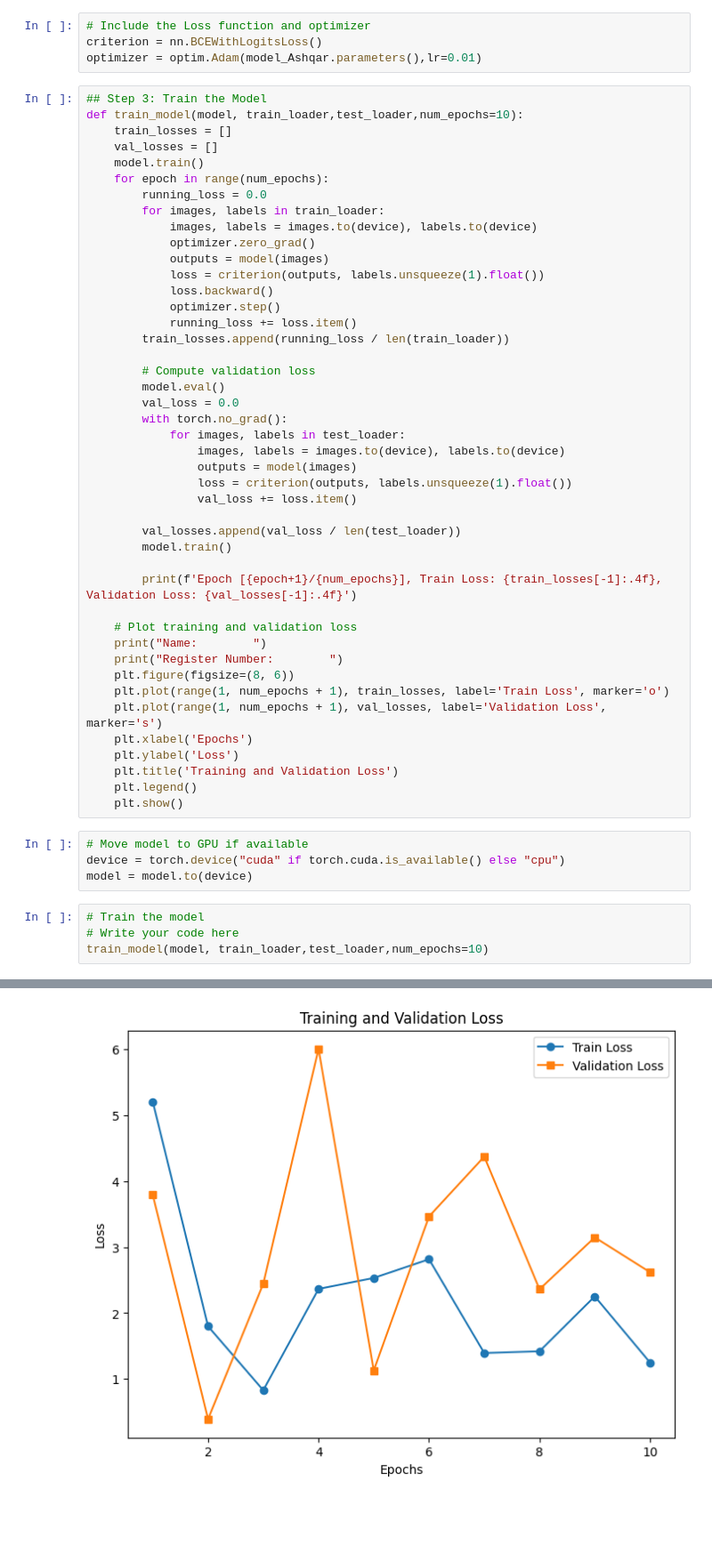
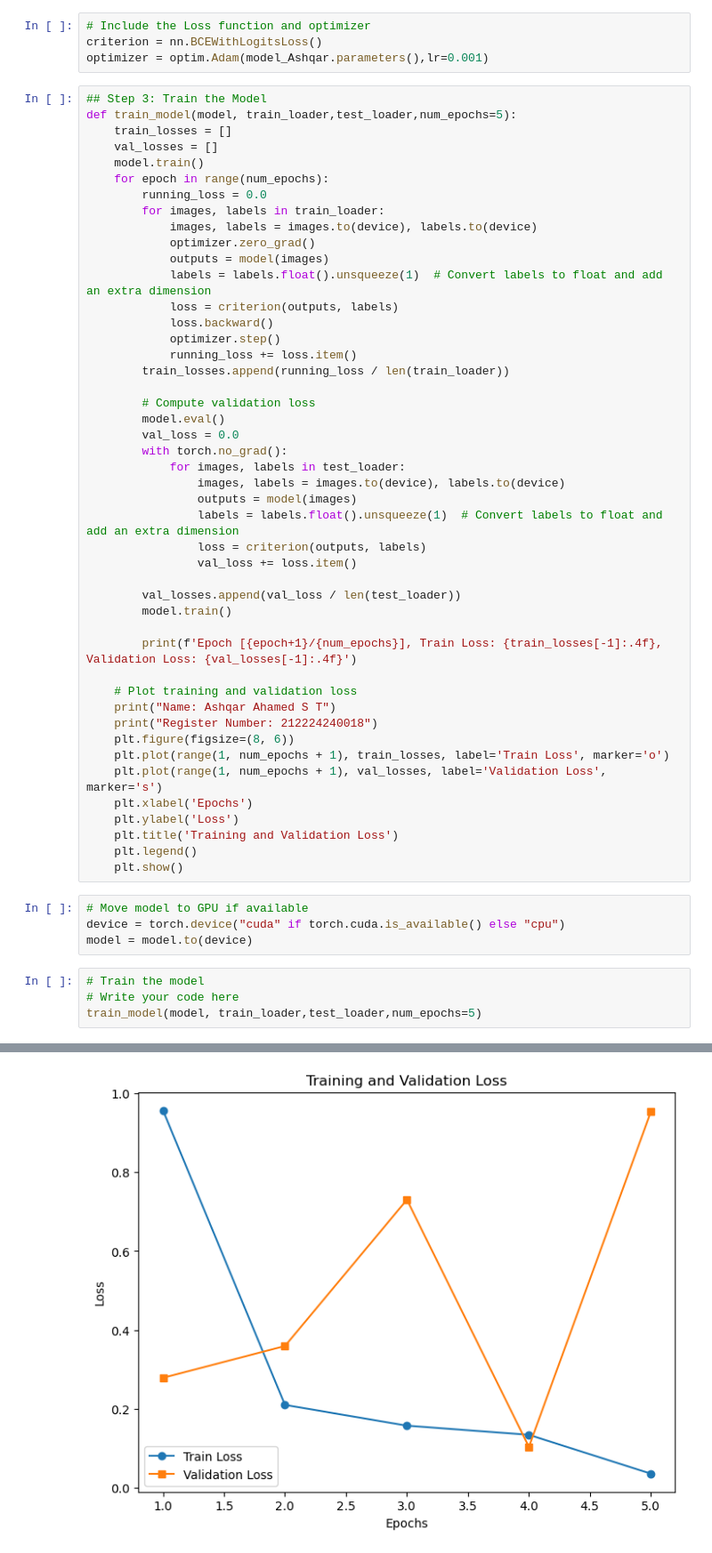
Before and after one commit to Ashqar-taken/Transfer-Learning, a Jupyter notebook: TranferLearningEXP.ipynb, the cells around one changed output, grey strips where cells are left out. Shown at 89% size. Saved outputs shown, nothing was run; the diff lists cells and outputs as text; blank space fills up the shorter version.

```diff
--- a/TranferLearningEXP.ipynb
+++ b/TranferLearningEXP.ipynb
@@ -134,10 +132,10 @@ for param in model.features.parameters():
 # %%
 # Include the Loss function and optimizer
 criterion = nn.BCEWithLogitsLoss()
-optimizer = optim.Adam(model_Ashqar.parameters(),lr=0.01)
+optimizer = optim.Adam(model_Ashqar.parameters(),lr=0.001)
 # %%
 ## Step 3: Train the Model
-def train_model(model, train_loader,test_loader,num_epochs=10):
+def train_model(model, train_loader,test_loader,num_epochs=5):
     train_losses = []
     val_losses = []
     model.train()
@@ -147,7 +145,8 @@ def train_model(model, train_loader,test_loader,num_epochs=10):
             images, labels = images.to(device), labels.to(device)
             optimizer.zero_grad()
             outputs = model(images)
-            loss = criterion(outputs, labels.unsqueeze(1).float())
+            labels = labels.float().unsqueeze(1)  # Convert labels to float and add an extra dimension
+            loss = criterion(outputs, labels)
             loss.backward()
             optimizer.step()
             running_loss += loss.item()
@@ -160,7 +159,8 @@ def train_model(model, train_loader,test_loader,num_epochs=10):
             for images, labels in test_loader:
                 images, labels = images.to(device), labels.to(device)
                 outputs = model(images)
-                loss = criterion(outputs, labels.unsqueeze(1).float())
+                labels = labels.float().unsqueeze(1)  # Convert labels to float and add an extra dimension
+                loss = criterion(outputs, labels)
                 val_loss += loss.item()
 
         val_losses.append(val_loss / len(test_loader))
@@ -169,8 +169,8 @@ def train_model(model, train_loader,test_loader,num_epochs=10):
         print(f'Epoch [{epoch+1}/{num_epochs}], Train Loss: {train_losses[-1]:.4f}, Validation Loss: {val_losses[-1]:.4f}')
 
     # Plot training and validation loss
-    print("Name:        ")
-    print("Register Number:        ")
+    print("Name: Ashqar Ahamed S T")
+    print("Register Number: 212224240018")
     plt.figure(figsize=(8, 6))
     plt.plot(range(1, num_epochs + 1), train_losses, label='Train Loss', marker='o')
     plt.plot(range(1, num_epochs + 1), val_losses, label='Validation Loss', marker='s')
@@ -186,5 +186,5 @@ model = model.to(device)
 # %%
 # Train the model
 # Write your code here
-train_model(model, train_loader,test_loader,num_epochs=10)
+train_model(model, train_loader,test_loader,num_epochs=5)
 # %% [output]
@@ -203,4 +198,4 @@ Register Number:
-[figure, old version]
+[figure, new version]
 # %%
 ## Step 4: Test the Model and Compute Confusion Matrix & Classification Report
 def test_model(model, test_loader):
```
Also changed, not shown: parts of 10 cells of this notebook, 10 other files.
